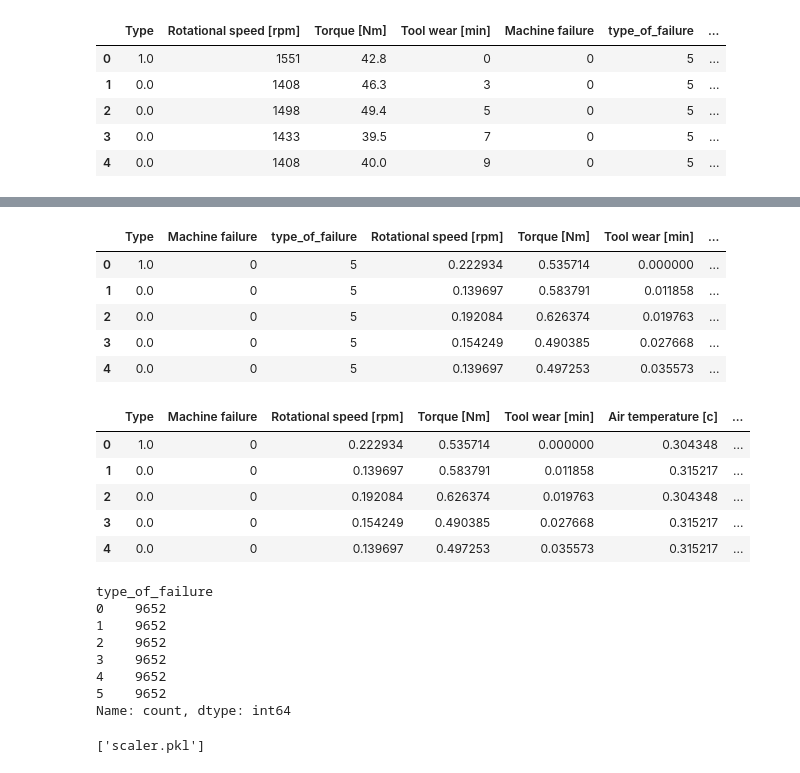
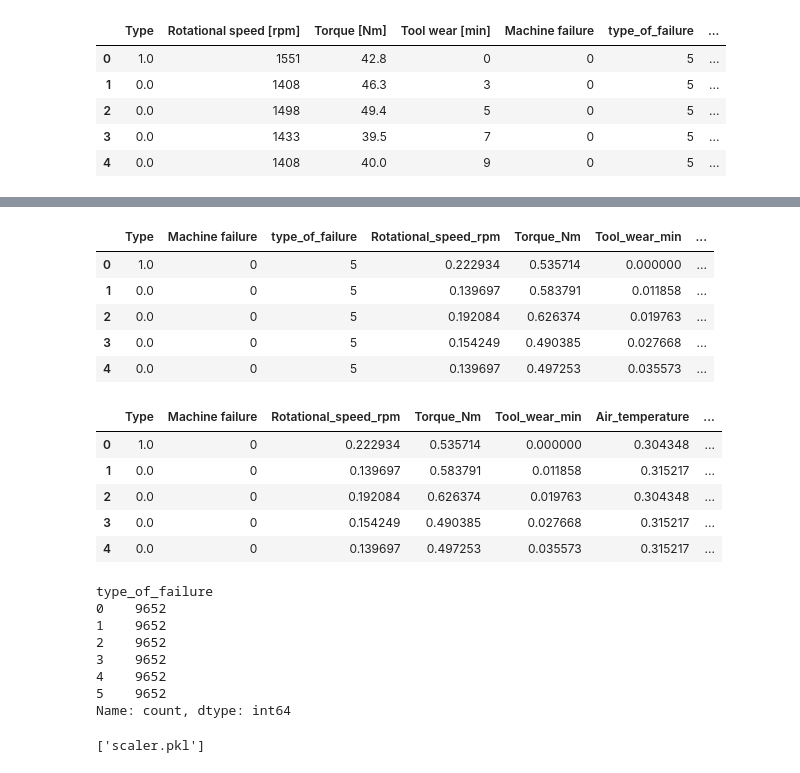
Before and after one commit to asheshh-lal/Predictive-maintenence, a Jupyter notebook: Data_cleaning.ipynb, the cells around one changed output, grey strips where cells are left out. Cells and saved outputs as stored; diff of their text form; code cells hidden in the pictures.

```diff
--- a/Data_cleaning.ipynb
+++ b/Data_cleaning.ipynb
@@ -172,0 +187,13 @@ df.head()
+# %%
+## changing column name for django
+
+expected_cols = {
+            'Rotational speed [rpm]': 'Rotational_speed_rpm',
+            'Torque [Nm]': 'Torque_Nm',
+            'Tool wear [min]': 'Tool_wear_min',
+            'Air temperature [c]': 'Air_temperature',
+            'Process temperature [c]': 'Process_temperature'
+        }
+
+df=df.rename(columns=expected_cols)
+df
@@ -173,22 +230,22 @@ df.head()
 # %%
 ## Feature scaling
 
 from sklearn.preprocessing import MinMaxScaler
 
 scaler = MinMaxScaler()
 
-scale_cols = ['Rotational speed [rpm]', 'Torque [Nm]', 'Tool wear [min]', 'Air temperature [c]', 'Process temperature [c]']
+scale_cols = ['Rotational_speed_rpm', 'Torque_Nm', 'Tool_wear_min', 'Air_temperature', 'Process_temperature']
 
 df_scaled = scaler.fit_transform(df[scale_cols])
 df_scaled = pd.DataFrame(df_scaled)
 df_scaled.columns = scale_cols
 
 df.drop(scale_cols, axis=1, inplace=True)
 
 df_scaled = pd.concat([df, df_scaled], axis=1)
 df_scaled.head()
 # %% [output]
-|  | Type | Machine failure | type_of_failure | Rotational speed [rpm] | Torque [Nm] | Tool wear [min] | ... |
+|  | Type | Machine failure | type_of_failure | Rotational_speed_rpm | Torque_Nm | Tool_wear_min | ... |
 | 0 | 1.0 | 0 | 5 | 0.222934 | 0.535714 | 0.000000 | ... |
 | 1 | 0.0 | 0 | 5 | 0.139697 | 0.583791 | 0.011858 | ... |
 | 2 | 0.0 | 0 | 5 | 0.192084 | 0.626374 | 0.019763 | ... |
@@ -209,7 +266,7 @@ X_resampled, y_resampled = smote.fit_resample(X, y)
 df_sampled = pd.concat([X_resampled, y_resampled], axis=1)
 df_sampled.head()
 # %% [output]
-|  | Type | Machine failure | Rotational speed [rpm] | Torque [Nm] | Tool wear [min] | Air temperature [c] | ... |
+|  | Type | Machine failure | Rotational_speed_rpm | Torque_Nm | Tool_wear_min | Air_temperature | ... |
 | 0 | 1.0 | 0 | 0.222934 | 0.535714 | 0.000000 | 0.304348 | ... |
 | 1 | 0.0 | 0 | 0.139697 | 0.583791 | 0.011858 | 0.315217 | ... |
 | 2 | 0.0 | 0 | 0.192084 | 0.626374 | 0.019763 | 0.304348 | ... |
@@ -228,15 +285,10 @@ type_of_failure
 Name: count, dtype: int64
 # %%
 df_sampled.to_csv('data_processed.csv', index=False)
-# %%
-import joblib
-
-filename = "scaler.pkl"
-joblib.dump(scaler,filename)
-# %% [output]
-['scaler.pkl']
 # %%
-import joblib
+# import joblib
 
-filename = "scaler.pkl"
-joblib.dump(scaler,filename)
+# filename = "scaler.pkl"
+# joblib.dump(scaler,filename)
+# %% [output]
+['scaler.pkl']
```
Also changed, not shown: parts of 3 cells of this notebook, 5 other files.
